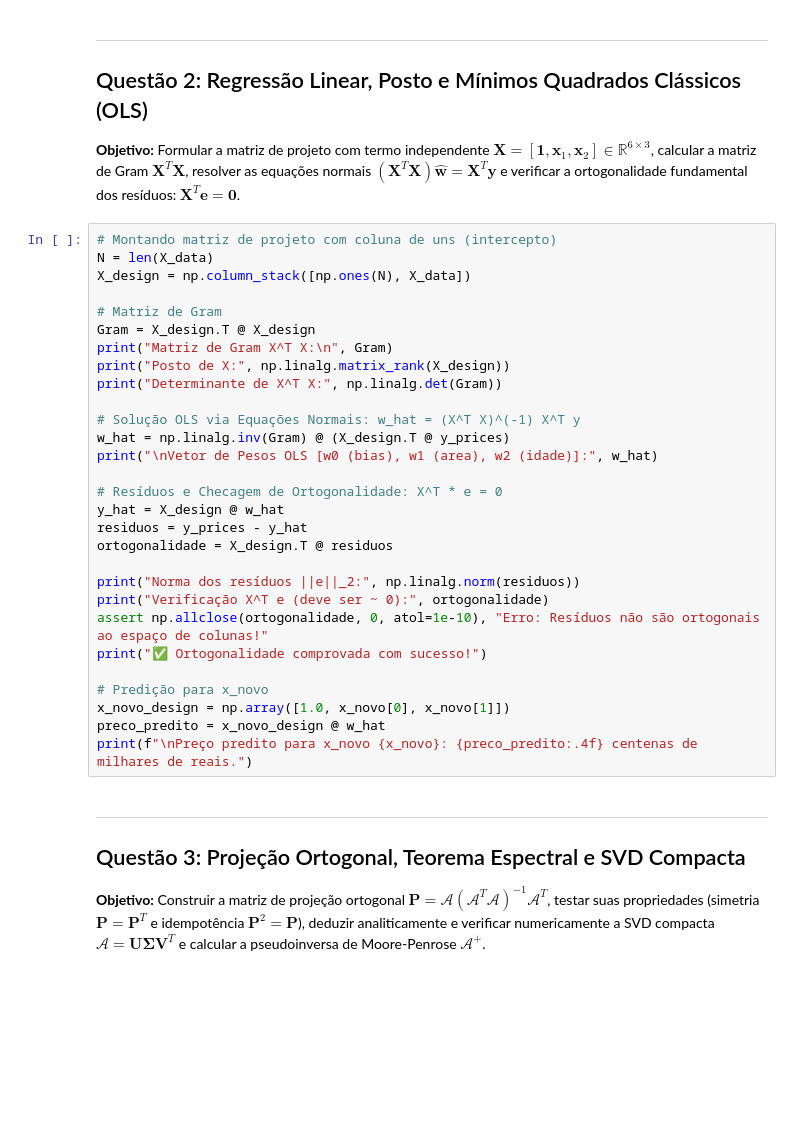
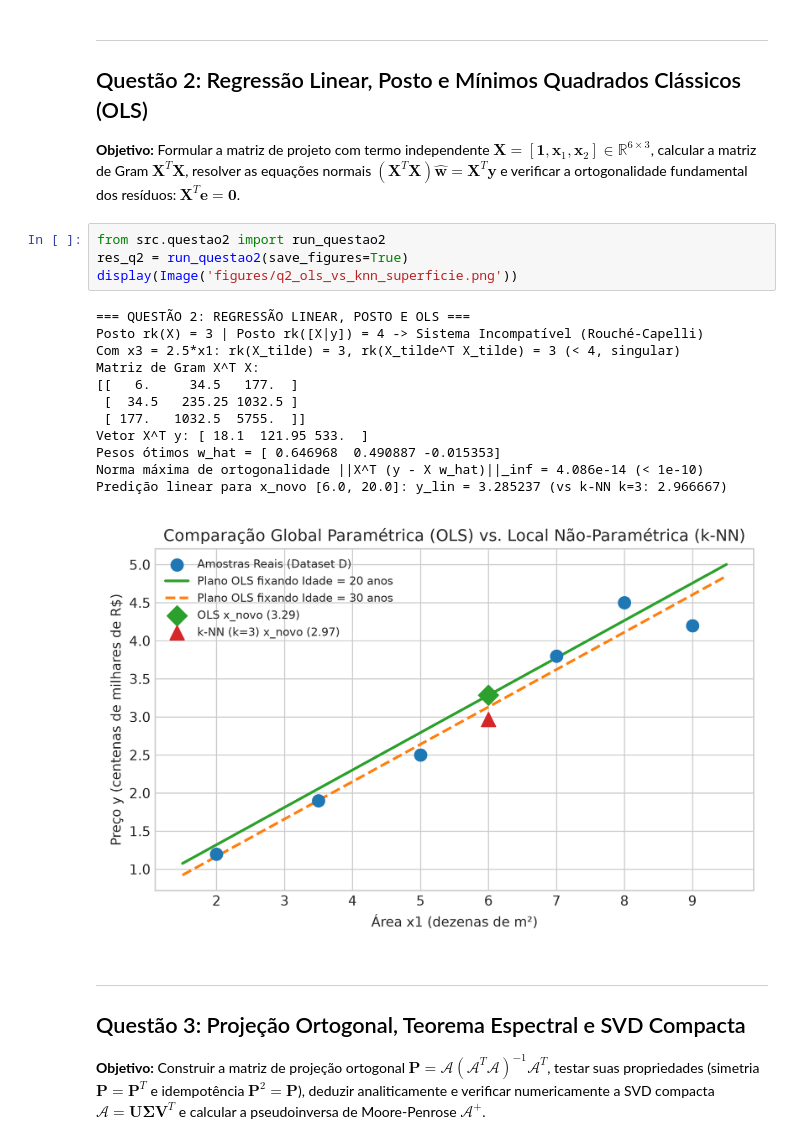
Before and after one commit to Attili0/optimization-in-machine-learning, a Jupyter notebook: projeto_guia_algebra_otimizacao.ipynb, the cells around one changed output. Cells and saved outputs as stored; diff of their text form; blank space fills up the shorter version.

```diff
--- a/projeto_guia_algebra_otimizacao.ipynb
+++ b/projeto_guia_algebra_otimizacao.ipynb
@@ -127,35 +87,23 @@ for i, x_i in enumerate(X_data, 1):
 ## Questão 2: Regressão Linear, Posto e Mínimos Quadrados Clássicos (OLS)
 
 **Objetivo:** Formular a matriz de projeto com termo independente $\mathbf{X} = [\mathbf{1}, \mathbf{x}_1, \mathbf{x}_2] \in \mathbb{R}^{6 \times 3}$, calcular a matriz de Gram $\mathbf{X}^T \mathbf{X}$, resolver as equações normais $(\mathbf{X}^T \mathbf{X})\hat{\mathbf{w}} = \mathbf{X}^T \mathbf{y}$ e verificar a ortogonalidade fundamental dos resíduos: $\mathbf{X}^T \mathbf{e} = \mathbf{0}$.
-# %%
-# Montando matriz de projeto com coluna de uns (intercepto)
-N = len(X_data)
-X_design = np.column_stack([np.ones(N), X_data])
-
-# Matriz de Gram
-Gram = X_design.T @ X_design
-print("Matriz de Gram X^T X:\n", Gram)
-print("Posto de X:", np.linalg.matrix_rank(X_design))
-print("Determinante de X^T X:", np.linalg.det(Gram))
-
-# Solução OLS via Equações Normais: w_hat = (X^T X)^(-1) X^T y
-w_hat = np.linalg.inv(Gram) @ (X_design.T @ y_prices)
-print("\nVetor de Pesos OLS [w0 (bias), w1 (area), w2 (idade)]:", w_hat)
-
-# Resíduos e Checagem de Ortogonalidade: X^T * e = 0
-y_hat = X_design @ w_hat
-residuos = y_prices - y_hat
-ortogonalidade = X_design.T @ residuos
-
-print("Norma dos resíduos ||e||_2:", np.linalg.norm(residuos))
-print("Verificação X^T e (deve ser ~ 0):", ortogonalidade)
-assert np.allclose(ortogonalidade, 0, atol=1e-10), "Erro: Resíduos não são ortogonais ao espaço de colunas!"
-print("✅ Ortogonalidade comprovada com sucesso!")
-
-# Predição para x_novo
-x_novo_design = np.array([1.0, x_novo[0], x_novo[1]])
-preco_predito = x_novo_design @ w_hat
-print(f"\nPreço predito para x_novo {x_novo}: {preco_predito:.4f} centenas de milhares de reais.")
+# %%
+from src.questao2 import run_questao2
+res_q2 = run_questao2(save_figures=True)
+display(Image('figures/q2_ols_vs_knn_superficie.png'))
+# %% [output]
+=== QUESTÃO 2: REGRESSÃO LINEAR, POSTO E OLS ===
+Posto rk(X) = 3 | Posto rk([X|y]) = 4 -> Sistema Incompatível (Rouché-Capelli)
+Com x3 = 2.5*x1: rk(X_tilde) = 3, rk(X_tilde^T X_tilde) = 3 (< 4, singular)
+Matriz de Gram X^T X:
+[[   6.     34.5   177.  ]
+ [  34.5   235.25 1032.5 ]
+ [ 177.   1032.5  5755.  ]]
+Vetor X^T y: [ 18.1  121.95 533.  ]
+Pesos ótimos w_hat = [ 0.646968  0.490887 -0.015353]
+Norma máxima de ortogonalidade ||X^T (y - X w_hat)||_inf = 4.086e-14 (< 1e-10)
+Predição linear para x_novo [6.0, 20.0]: y_lin = 3.285237 (vs k-NN k=3: 2.966667)
+[figure, added]
 # %% [markdown]
 ---
 ## Questão 3: Projeção Ortogonal, Teorema Espectral e SVD Compacta
```
Also changed, not shown: parts of 20 cells of this notebook, 27 other files.
